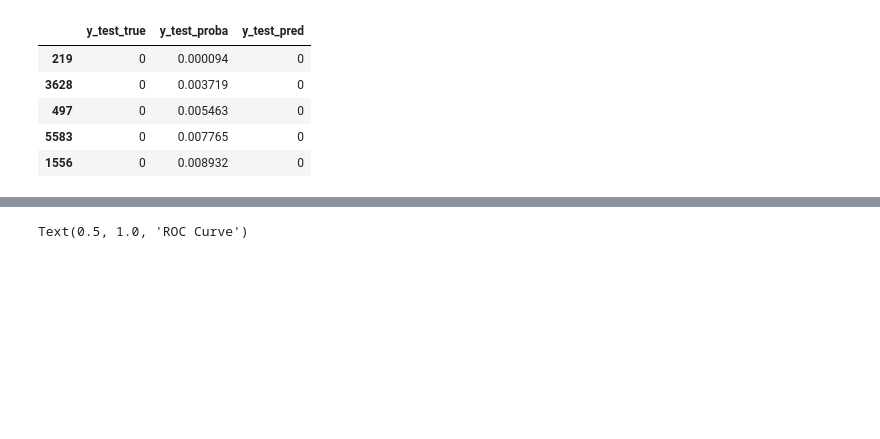
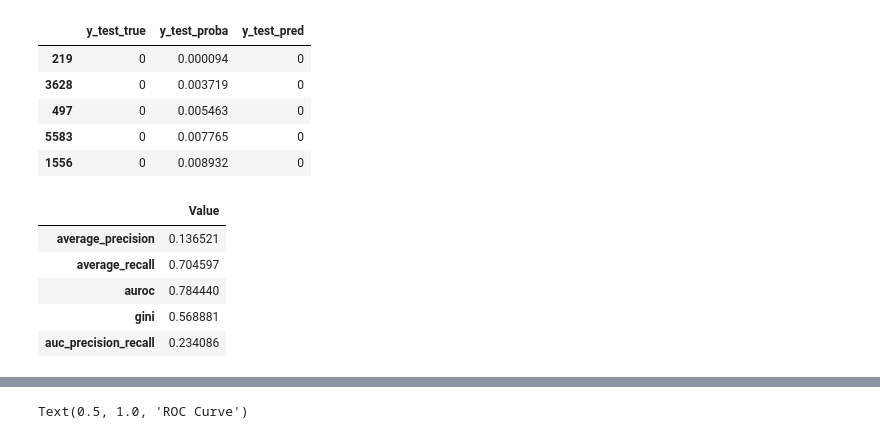
Before and after one commit to hardefarogonondo/IBRD-credit-scorecard-predictive-engine, a Jupyter notebook: notebooks/4_model_training_and_evaluation/model_training_and_evaluation.ipynb, the cells around one changed output, grey strips where cells are left out. Cells and saved outputs as stored; diff of their text form; code cells hidden in the pictures; blank space fills up the shorter version.

```diff
--- a/notebooks/4_model_training_and_evaluation/model_training_and_evaluation.ipynb
+++ b/notebooks/4_model_training_and_evaluation/model_training_and_evaluation.ipynb
@@ -598,7 +621,7 @@ plt.show()
 # %% [markdown]
 ## IV.G. Probability-based Model Performance Review
 # %%
-def probability_based_metrics(model, X_test, y_test, prediction_threshold):
+def get_probability_metrics(model, X_test, y_test, prediction_threshold):
     y_test_proba = model.predict_proba(X_test)
     y_test_proba = y_test_proba[:, 1]
     y_test_copy = y_test.copy().reset_index(drop = True)
@@ -609,16 +632,16 @@ def probability_based_metrics(model, X_test, y_test, prediction_threshold):
     precision, recall, thresholds = precision_recall_curve(y_test_proba_df["y_test_true"], y_test_proba_df["y_test_proba"])
     AUROC = roc_auc_score(y_test_proba_df["y_test_true"], y_test_proba_df["y_test_proba"])
     metrics = {
-        "Average Precision": np.mean(precision),
-        "Average Recall": np.mean(recall),
-        "AUROC": AUROC,
-        "Gini": AUROC * 2 - 1,
-        "AUC Precision-Recall": auc(recall, precision)
+        "average_precision": np.mean(precision),
+        "average_recall": np.mean(recall),
+        "auroc": AUROC,
+        "gini": AUROC * 2 - 1,
+        "auc_precision_recall": auc(recall, precision)
     }
     proba_metrics_df = pd.DataFrame.from_dict(metrics, orient = "index", columns = ["Value"])
     return y_test_proba_df, proba_metrics_df
 # %%
-y_test_proba_df, proba_metrics_df = probability_based_metrics(tuned_best_model, X_test, y_test, prediction_threshold = 0.5)
+y_test_proba_df, proba_metrics_df = get_probability_metrics(tuned_best_model, X_test, y_test, prediction_threshold = 0.5)
 y_test_proba_df.shape
 # %% [output]
 (2017, 3)
@@ -631,3 +654,12 @@ y_test_proba_df.head()
 | 497 | 0 | 0.005463 | 0 |
 | 5583 | 0 | 0.007765 | 0 |
 | 1556 | 0 | 0.008932 | 0 |
+# %%
+proba_metrics_df
+# %% [output]
+|  | Value |
+| average_precision | 0.136521 |
+| average_recall | 0.704597 |
+| auroc | 0.784440 |
+| gini | 0.568881 |
+| auc_precision_recall | 0.234086 |
```
Also changed, not shown: parts of 33 cells of this notebook.
